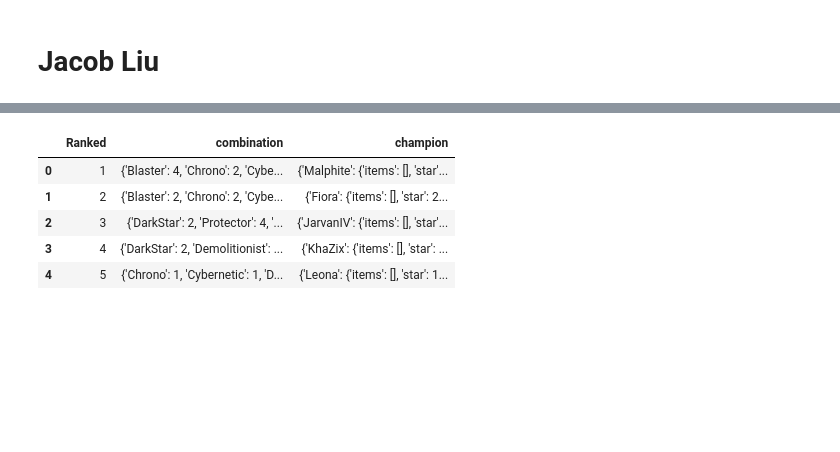
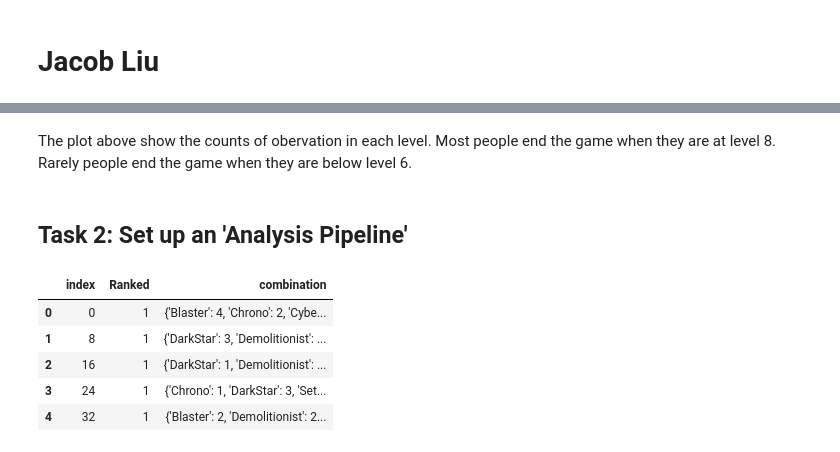
Before and after one commit to ubco-W2022T1-cosc301/project-group32, a Jupyter notebook: notebooks/analysis2.ipynb, the cells around one changed output, grey strips where cells are left out. Drawn from its saved outputs; the diff is of its cells as text; code cells hidden in the pictures; blank space fills up the shorter version.

```diff
--- a/notebooks/analysis2.ipynb
+++ b/notebooks/analysis2.ipynb
@@ -9,3 +12,3 @@ import pandas as pd
 # %%
-data=pd.read_csv("../data/raw/TFT_GrandMaster_MatchData.csv")
+rawdata=pd.read_csv("../data/raw/TFT_GrandMaster_MatchData.csv")
 # %%
@@ -20,10 +83,16 @@ data.head()
+# %% [markdown]
+The plot above show the counts of obervation in each level. Most people end the game when they are at level 8. Rarely people end the game when they are below level 6.
+# %% [markdown]
+## Task 2: Set up an 'Analysis Pipeline'
 # %%
-data2=data.drop(["gameId","gameDuration","level","lastRound","ingameDuration"], axis="columns")
-data2.head()
+data1=rawdata.drop(["gameId","gameDuration","level","lastRound","ingameDuration",'champion'], axis="columns")
+data1=data1.drop(data1[data1.Ranked!=1].index)
+data1=data1.reset_index()
+data1.head()
 # %% [output]
-|  | Ranked | combination | champion |
-| 0 | 1 | {'Blaster': 4, 'Chrono': 2, 'Cybe... | {'Malphite': {'items': [], 'star'... |
-| 1 | 2 | {'Blaster': 2, 'Chrono': 2, 'Cybe... | {'Fiora': {'items': [], 'star': 2... |
-| 2 | 3 | {'DarkStar': 2, 'Protector': 4, '... | {'JarvanIV': {'items': [], 'star'... |
-| 3 | 4 | {'DarkStar': 2, 'Demolitionist': ... | {'KhaZix': {'items': [], 'star': ... |
-| 4 | 5 | {'Chrono': 1, 'Cybernetic': 1, 'D... | {'Leona': {'items': [], 'star': 1... |
+|  | index | Ranked | combination |
+| 0 | 0 | 1 | {'Blaster': 4, 'Chrono': 2, 'Cybe... |
+| 1 | 8 | 1 | {'DarkStar': 3, 'Demolitionist': ... |
+| 2 | 16 | 1 | {'DarkStar': 1, 'Demolitionist': ... |
+| 3 | 24 | 1 | {'Chrono': 1, 'DarkStar': 3, 'Set... |
+| 4 | 32 | 1 | {'Blaster': 2, 'Demolitionist': 2... |
```
Also changed, not shown: parts of 36 cells of this notebook, 2 other files.
